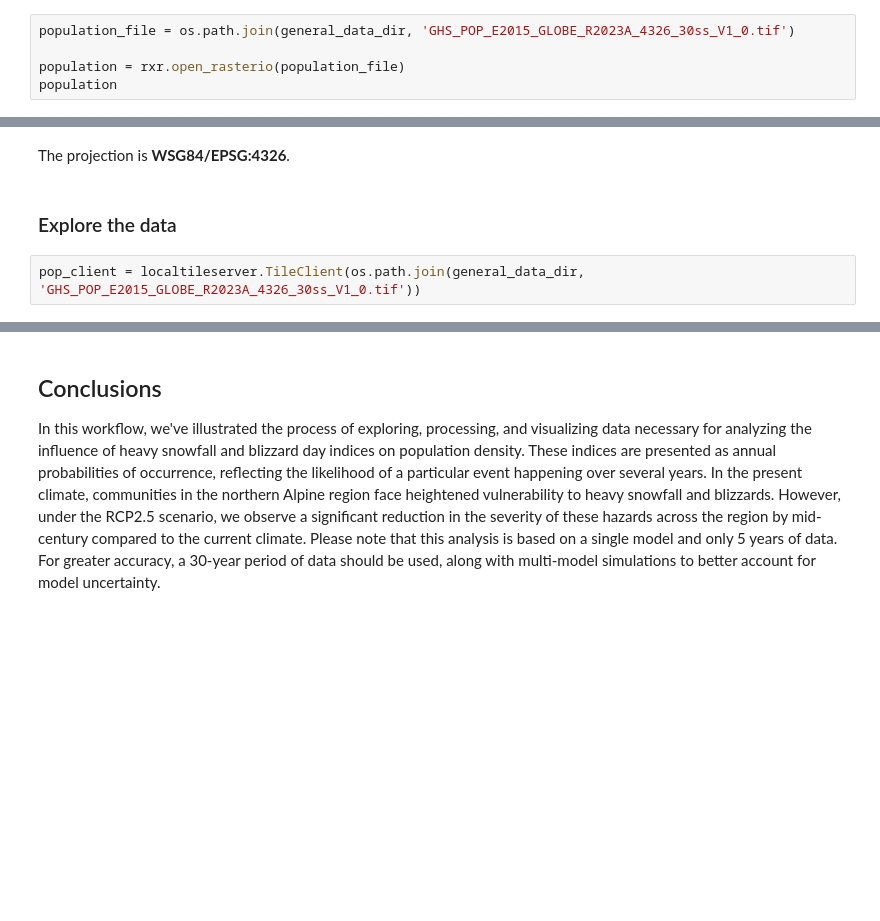
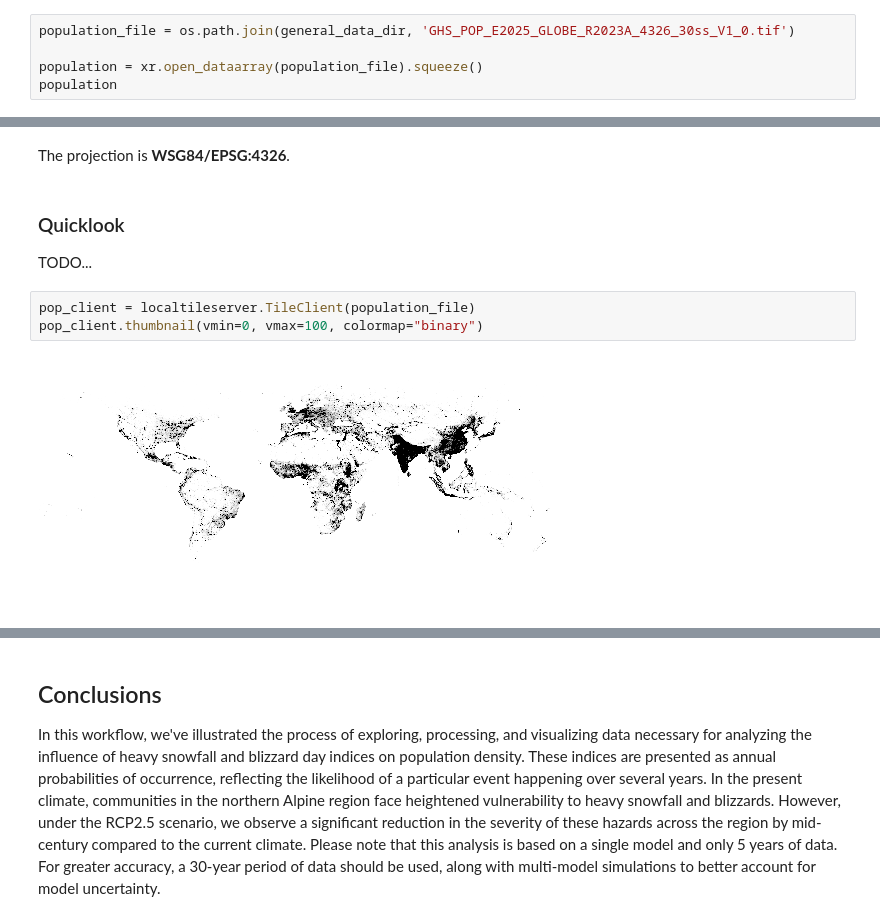
Before and after one commit to CLIMAAX/SNOW, a Jupyter notebook: 01_Heavy_snowfall_and_blizzards/Risk_assessment_SNOW_BLIZZARDS.ipynb, the cells around one changed output, grey strips where cells are left out. Saved outputs shown, nothing was run; the diff lists cells and outputs as text; blank space fills up the shorter version.

```diff
--- a/01_Heavy_snowfall_and_blizzards/Risk_assessment_SNOW_BLIZZARDS.ipynb
+++ b/01_Heavy_snowfall_and_blizzards/Risk_assessment_SNOW_BLIZZARDS.ipynb
@@ -383,8 +292,8 @@ Population data is in file with filename: **GHS_POP_E2015_GLOBE_R2023A_4326_30ss
 
 We can use rioxarray to load this file and explore the projections of the dataset.
 # %%
-population_file = os.path.join(general_data_dir, 'GHS_POP_E2015_GLOBE_R2023A_4326_30ss_V1_0.tif')
+population_file = os.path.join(general_data_dir, 'GHS_POP_E2025_GLOBE_R2023A_4326_30ss_V1_0.tif')
 
-population = rxr.open_rasterio(population_file)
+population = xr.open_dataarray(population_file).squeeze()
 population
 # %% [output]
@@ -413,6 +320,11 @@ CRS.from_epsg(4326)
 # %% [markdown]
 The projection is **WSG84/EPSG:4326**.
 # %% [markdown]
-### Explore the data
+### Quicklook
+
+TODO...
 # %%
-pop_client = localtileserver.TileClient(os.path.join(general_data_dir, 'GHS_POP_E2015_GLOBE_R2023A_4326_30ss_V1_0.tif'))
+pop_client = localtileserver.TileClient(population_file)
+pop_client.thumbnail(vmin=0, vmax=100, colormap="binary")
+# %% [output]
+[figure, added]
```
Also changed, not shown: parts of 47 cells of this notebook.
